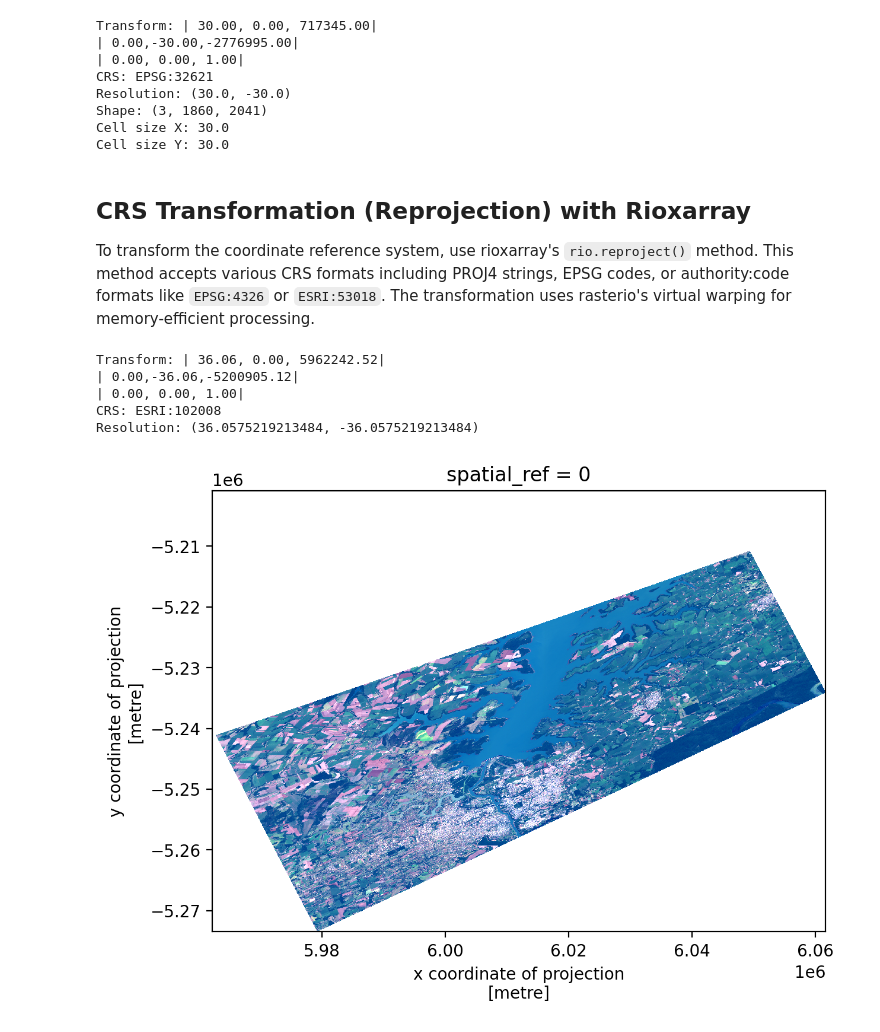
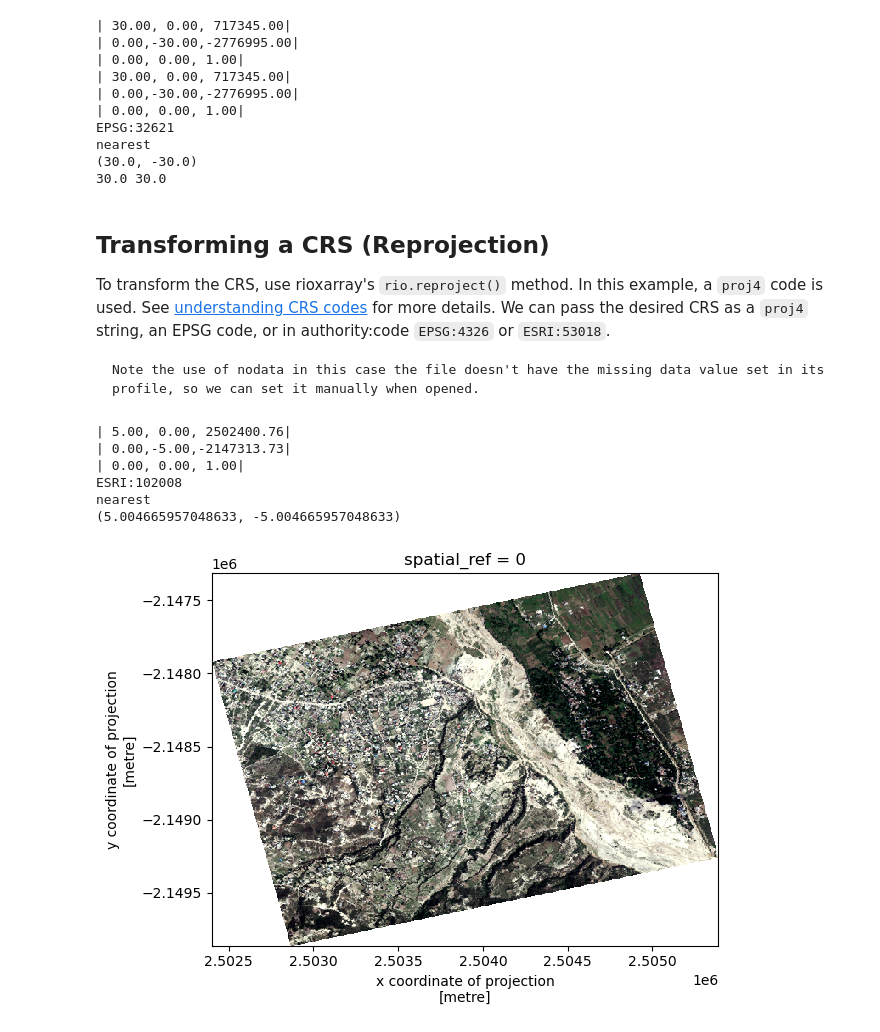
Before and after one commit to NarimT/DL_00, a Jupyter notebook: pyGILE_notebooks/6_Remote_Sensing_in_Python/(e)Remote Sensing CRS.ipynb, the cells around one changed output. Drawn from its saved outputs; the diff is of its cells as text; code cells hidden in the pictures.

````diff
--- a/pyGILE_notebooks/6_Remote_Sensing_in_Python/(e)Remote Sensing CRS.ipynb
+++ b/pyGILE_notebooks/6_Remote_Sensing_in_Python/(e)Remote Sensing CRS.ipynb
@@ -22,53 +11,59 @@ import rioxarray as rxr
 image_path = "../../pygis/data/LC08_L1TP_224078_20200518_20200518_01_RT.TIF"
 
 src = rxr.open_rasterio(image_path)
-print("Transform:", src.rio.transform())
-print("CRS:", src.rio.crs)
-print("Resolution:", src.rio.resolution())
-print("Shape:", src.shape)
-print("Cell size X:", abs(src.rio.resolution()[0]))
-print("Cell size Y:", abs(src.rio.resolution()[1]))
+print(src.rio.transform())
+print(src.rio.transform())
+print(src.rio.crs)
+print("nearest")  # rioxarray uses nearest by default
+print(src.rio.resolution())
+print(abs(src.rio.resolution()[0]), abs(src.rio.resolution()[1]))
 # %% [output]
-Transform: | 30.00, 0.00, 717345.00|
+| 30.00, 0.00, 717345.00|
 | 0.00,-30.00,-2776995.00|
 | 0.00, 0.00, 1.00|
-CRS: EPSG:32621
-Resolution: (30.0, -30.0)
-Shape: (3, 1860, 2041)
-Cell size X: 30.0
-Cell size Y: 30.0
+| 30.00, 0.00, 717345.00|
+| 0.00,-30.00,-2776995.00|
+| 0.00, 0.00, 1.00|
+EPSG:32621
+nearest
+(30.0, -30.0)
+30.0 30.0
-# %% [markdown]
-## CRS Transformation (Reprojection) with Rioxarray
-
-To transform the coordinate reference system, use rioxarray's `rio.reproject()` method. This method accepts various CRS formats including PROJ4 strings, EPSG codes, or authority:code formats like `EPSG:4326` or `ESRI:53018`. The transformation uses rasterio's virtual warping for memory-efficient processing.
+# %% [markdown]
+## Transforming a CRS (Reprojection)
+To transform the CRS, use rioxarray's `rio.reproject()` method. In this example, a `proj4` code is used. See [understanding CRS codes](d_understand_crs_codes.html) for more details. We can pass the desired CRS as a `proj4` string, an EPSG code, or in authority:code `EPSG:4326` or `ESRI:53018`.
+
+```{note}
+Note the use of nodata in this case the file doesn't have the missing data value set in its profile, so we can set it manually when opened.
+```
 # %%
-import rioxarray as rxr
 import matplotlib.pyplot as plt
 import numpy as np
-from rasterio.enums import Resampling
 
-fig, ax = plt.subplots(dpi=200)
+fig, ax = plt.subplots(dpi=100)
 proj4 = "+proj=aea +lat_1=20 +lat_2=60 +lat_0=40 +lon_0=-96 +x_0=0 +y_0=0 +datum=NAD83 +units=m +no_defs"
 
-image_path = "../../pygis/data/LC08_L1TP_224078_20200518_20200518_01_RT.TIF"
+image_path = "../../pygis/data/rgbn.tif"
+
 src = rxr.open_rasterio(image_path).rio.write_nodata(0)
+# Transform CRS
+src_transformed = src.rio.reproject(proj4)
+# replace 0 with nan
+src_transformed = src_transformed.where(src_transformed != 0, np.nan)
 
-# Transform CRS and replace 0 with nan
-src_transformed = src.rio.reproject(proj4, resampling=Resampling.nearest)
-src_masked = src_transformed.where(src_transformed != 0, np.nan)
+print(src_transformed.rio.transform())
+print(src_transformed.rio.crs)
+print("nearest")  # default resampling
+print(src_transformed.rio.resolution())
 
-print("Transform:", src_masked.rio.transform())
-print("CRS:", src_masked.rio.crs)
-print("Resolution:", src_masked.rio.resolution())
-
-# Plot bands 3,2,1 (indices 2,1,0) - adjust if only 3 bands available
-if len(src_masked.band) >= 3:
-    src_masked.isel(band=[2, 1, 0]).plot.imshow(robust=True, ax=ax)
+# Plot RGB bands (adjust indices based on available bands)
+if len(src_transformed.band) >= 3:
+    src_transformed.isel(band=[2, 1, 0]).plot.imshow(robust=True, ax=ax)
 plt.tight_layout(pad=1)
 # %% [output]
-Transform: | 36.06, 0.00, 5962242.52|
-| 0.00,-36.06,-5200905.12|
+| 5.00, 0.00, 2502400.76|
+| 0.00,-5.00,-2147313.73|
 | 0.00, 0.00, 1.00|
-CRS: ESRI:102008
-Resolution: (36.0575219213484, -36.0575219213484)
+ESRI:102008
+nearest
+(5.004665957048633, -5.004665957048633)
-[figure, old version]
+[figure, new version]
````
Also changed, not shown: parts of 15 cells of this notebook, 28 other files.
